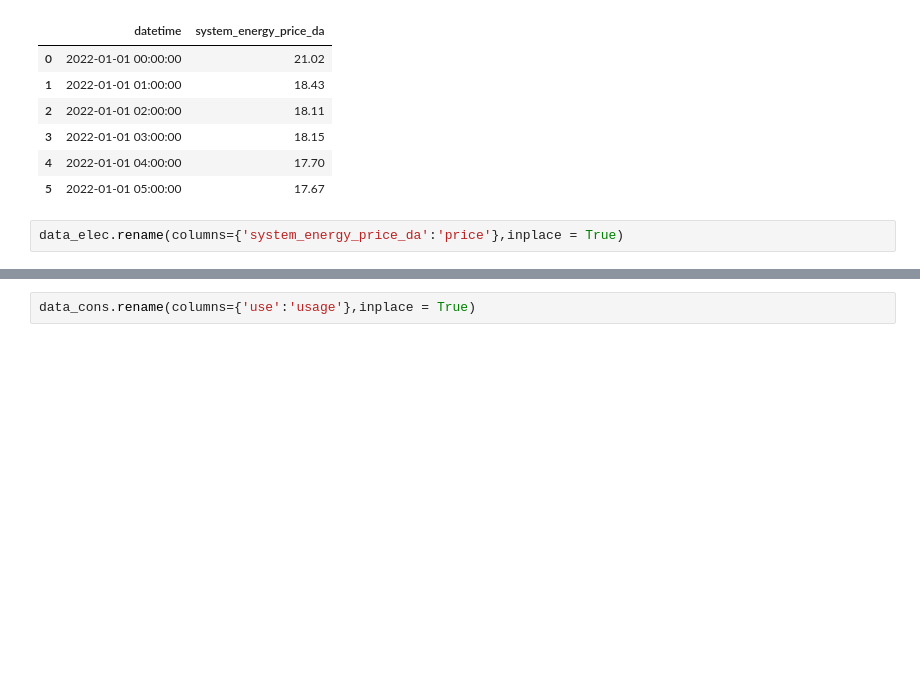
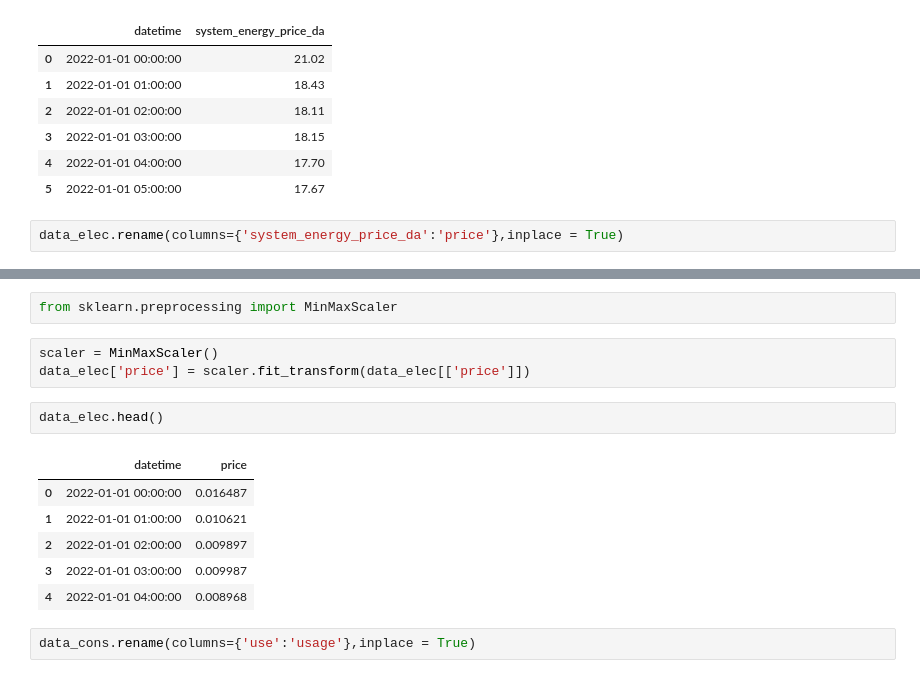
Before and after one commit to vujjiniashrith/ESS-profit-maximaization-using-deep-Reinforcemetn-Learning, a Jupyter notebook: DQN_openai_gym.ipynb, the cells around one changed output, grey strips where cells are left out. Drawn from its saved outputs; the diff is of its cells as text; blank space fills up the shorter version.

```diff
--- a/DQN_openai_gym.ipynb
+++ b/DQN_openai_gym.ipynb
@@ -37,3 +53,17 @@ data_elec.rename(columns={'system_energy_price_da':'price'},inplace = True)
+# %%
+from sklearn.preprocessing import MinMaxScaler
+# %%
+scaler = MinMaxScaler()
+data_elec['price'] = scaler.fit_transform(data_elec[['price']])
+# %%
+data_elec.head()
+# %% [output]
+|  | datetime | price |
+| 0 | 2022-01-01 00:00:00 | 0.016487 |
+| 1 | 2022-01-01 01:00:00 | 0.010621 |
+| 2 | 2022-01-01 02:00:00 | 0.009897 |
+| 3 | 2022-01-01 03:00:00 | 0.009987 |
+| 4 | 2022-01-01 04:00:00 | 0.008968 |
 # %%
 data_cons.rename(columns={'use':'usage'},inplace = True)
 # %%
```
Also changed, not shown: parts of 27 cells of this notebook.
